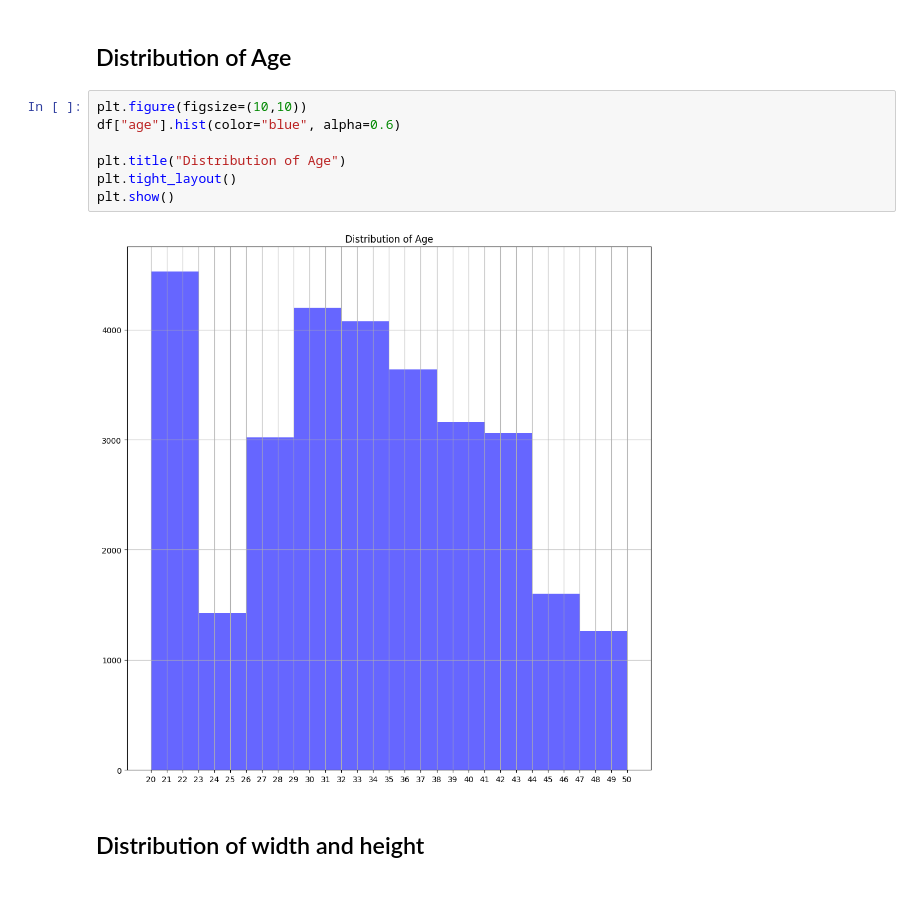
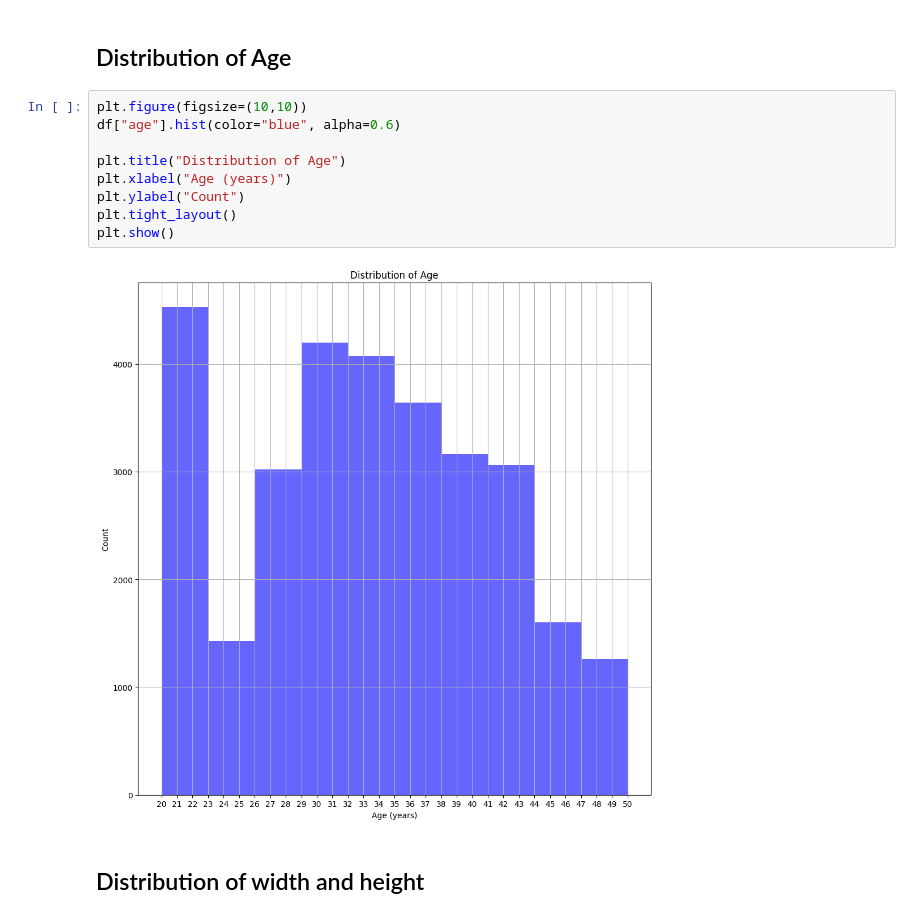
Before and after one commit to jpic641/braineye-age-prediction, a Jupyter notebook: Notebooks/1.0-Data-Analysis.ipynb, the cells around one changed output. Drawn from its saved outputs; the diff is of its cells as text.

```diff
--- a/Notebooks/1.0-Data-Analysis.ipynb
+++ b/Notebooks/1.0-Data-Analysis.ipynb
@@ -145,12 +171,14 @@ What we can see here is that the mean for the red channel is higher than the gre
 # %%
 plt.figure(figsize=(10,10))
 df["age"].hist(color="blue", alpha=0.6)
 
 plt.title("Distribution of Age")
+plt.xlabel("Age (years)")
+plt.ylabel("Count")
 plt.tight_layout()
 plt.show()
 # %% [output]
-[figure, old version]
+[figure, new version]
 # %% [markdown]
 ## Distribution of width and height
 # %%
```
Also changed, not shown: parts of 27 cells of this notebook.
